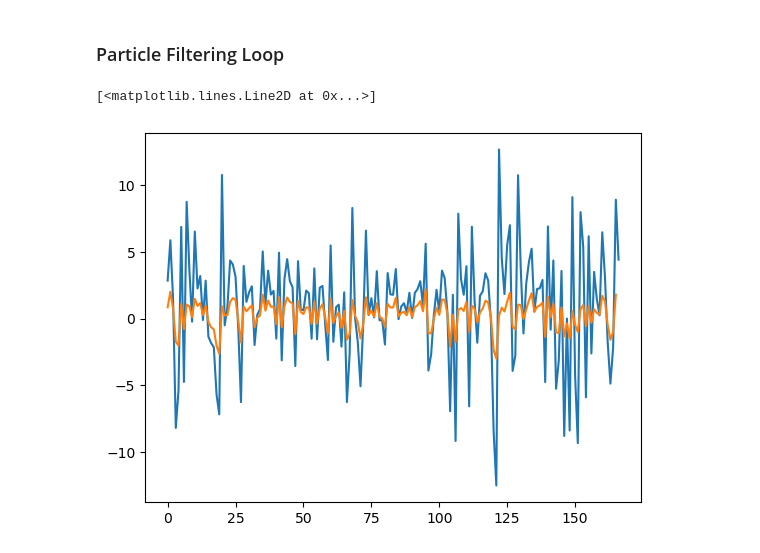
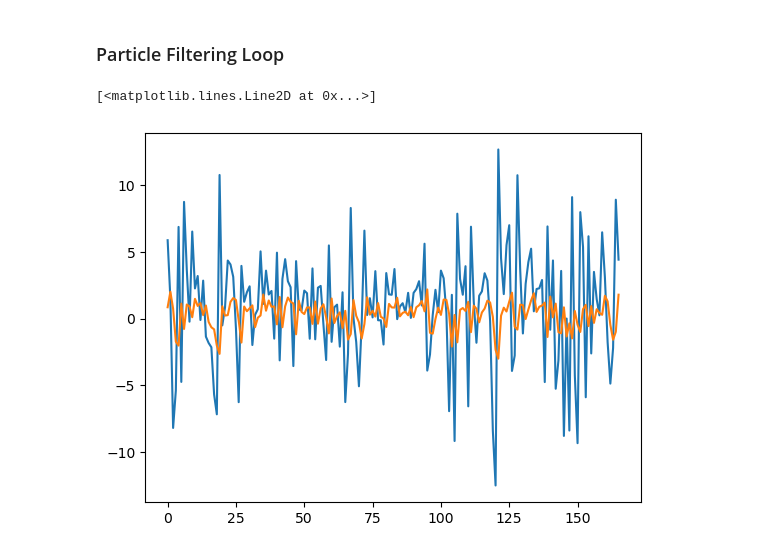
Before and after one commit to zg915/PF-PortfolioStrategies, a Jupyter notebook: SMSV.ipynb, the cells around one changed output. Drawn from its saved outputs; the diff is of its cells as text; code cells hidden in the pictures.

```diff
--- a/SMSV.ipynb
+++ b/SMSV.ipynb
@@ -111,8 +111,8 @@ for t in tqdm(range(0, T, 1)):
         μ[t + 1, sample_j] = p_μ[t, sample_choice]
 # %%
 from matplotlib import pyplot as plt
-plt.plot(Y)
+plt.plot(Y[1:])
 plt.plot(np.average(y, axis=1)[1:])
 # %% [output]
 [<matplotlib.lines.Line2D at 0x...>]
-[figure, old version]
+[figure, new version]
```
Also changed, not shown: 1 other file.
